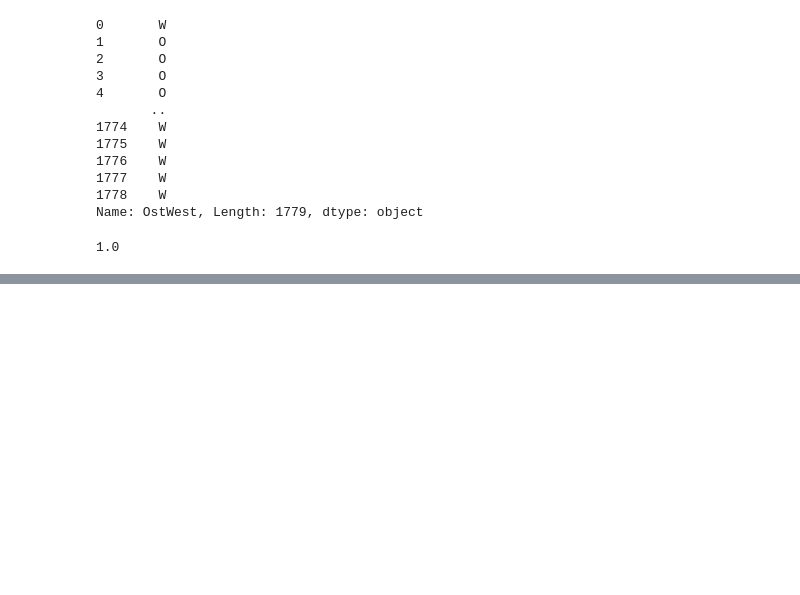
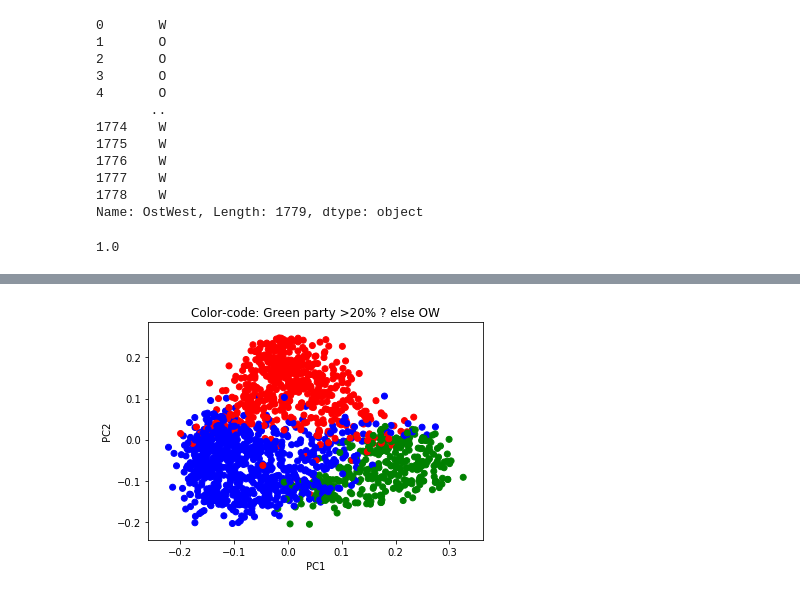
Before and after one commit to Blosberg/Berlin_voting_class, a Jupyter notebook: calculations/Berlin_votes_2015.ipynb, the cells around one changed output, grey strips where cells are left out. Saved outputs shown, nothing was run; the diff lists cells and outputs as text; code cells hidden in the pictures; blank space fills up the shorter version.

```diff
--- a/calculations/Berlin_votes_2015.ipynb
+++ b/calculations/Berlin_votes_2015.ipynb
@@ -211,9 +156,12 @@ len(Winner_list)
 # %%
+# define a list of integers for who won the region.
+Winner_list = [ np.argmax( Data_urn_normed.iloc[n].values) for n in  range(n_ridings_urn) ]
+len(Winner_list)
+
 # Data_Urn["OstWest"].values
 OW_ccode       = [ "blue"  if x=="W" else "red"   for x in Data_Urn["OstWest"].values ]
 Go20pc_ccode   = [ "green" if x>0.2  else "black" for x in Data_urn_normed["GRÜNE"]   ]
 Gwinner_ccode  = [ "green" if x==2   else "black" for x in Winner_list ]
-
 
 Gwinner_OW_ccode  = [ "green" if Winner_list[x]==2
                        else "blue" if Data_Urn["OstWest"].values[x]=="W"
@@ -247,3 +195,12 @@ plt.scatter( Data_urn_nparr_PCA[:, 0],
+# %%
+plt.scatter( DPC[:, 0],
+             DPC[:, 1],
+             c = Gwinner_OW_ccode );
+dummy = plt.xlabel( " PC1 " )
+dummy = plt.ylabel( " PC2 " )
+dummy = plt.title("Color-code: Green party >20% ? else OW")
+# %% [output]
+[figure, added]
 # %%
 from sklearn.cluster import KMeans
 kmeans_2 = KMeans(n_clusters=2)
```
Also changed, not shown: parts of 40 cells of this notebook.
